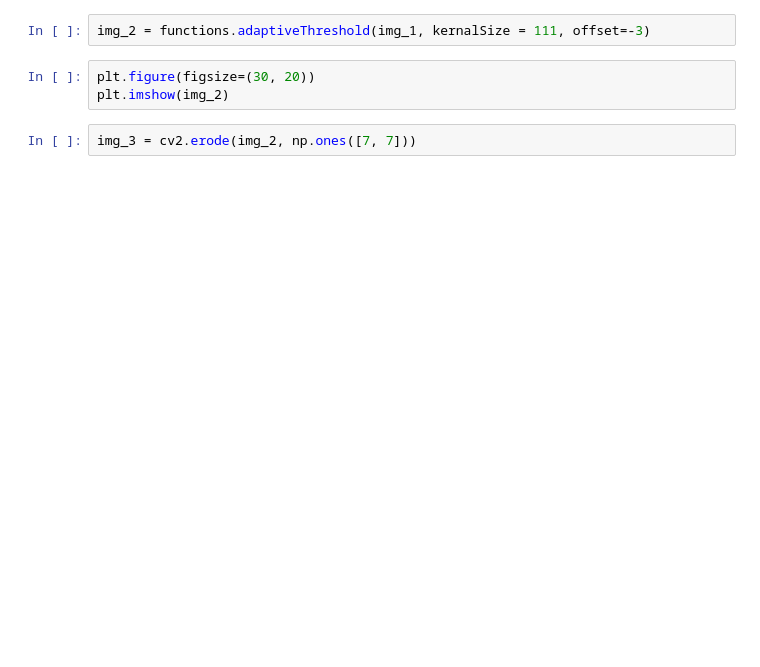
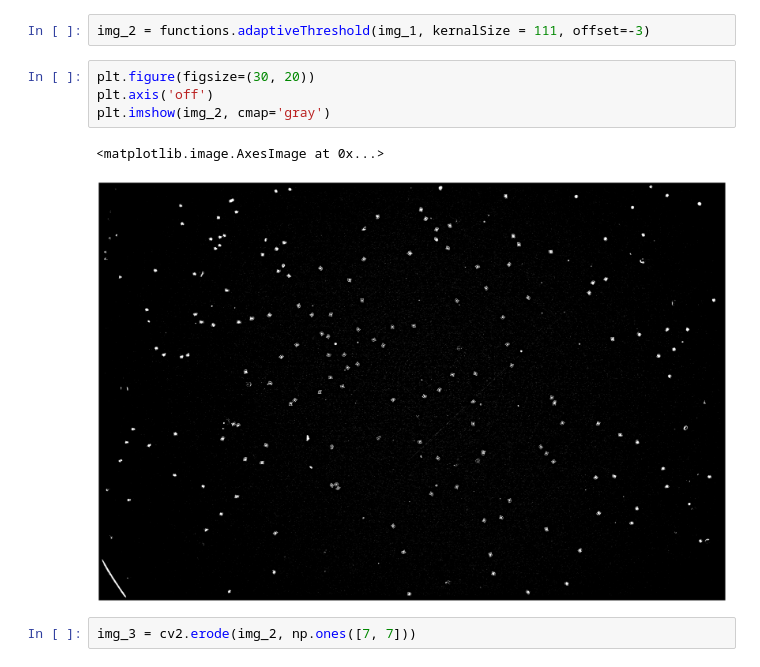
Before and after one commit to randy8642/ImageProcessing_HW1_BarcodeBeadsDetection, a Jupyter notebook: main.ipynb, the cells around one changed output. Cells and saved outputs as stored; diff of their text form; blank space fills up the shorter version.

```diff
--- a/main.ipynb
+++ b/main.ipynb
@@ -25,7 +29,11 @@ plt.imshow(img_1)
 img_2 = functions.adaptiveThreshold(img_1, kernalSize = 111, offset=-3)
 # %%
 plt.figure(figsize=(30, 20))
-plt.imshow(img_2)
+plt.axis('off')
+plt.imshow(img_2, cmap='gray')
+# %% [output]
+<matplotlib.image.AxesImage at 0x...>
+[figure, added]
 # %%
 img_3 = cv2.erode(img_2, np.ones([7, 7]))
 # %%
```
Also changed, not shown: parts of 8 cells of this notebook, 8 other files.
